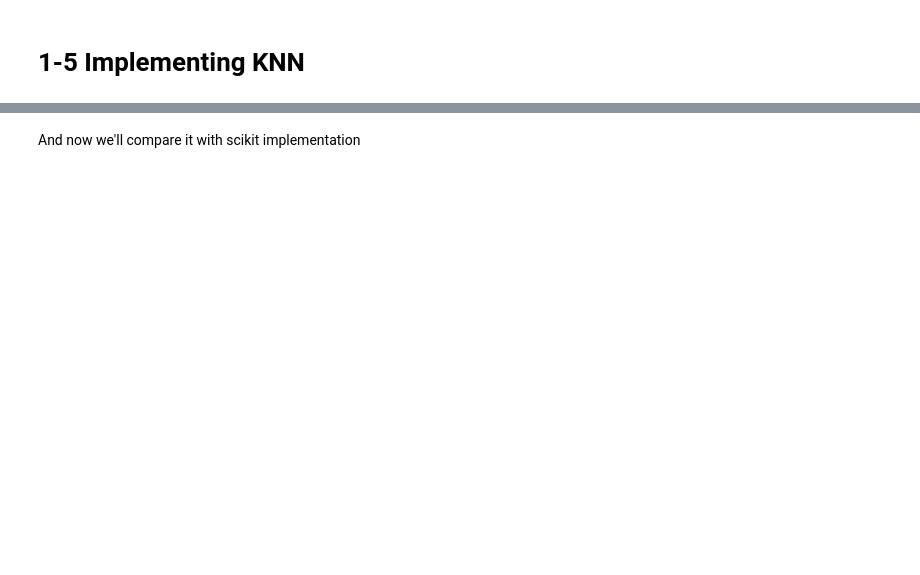
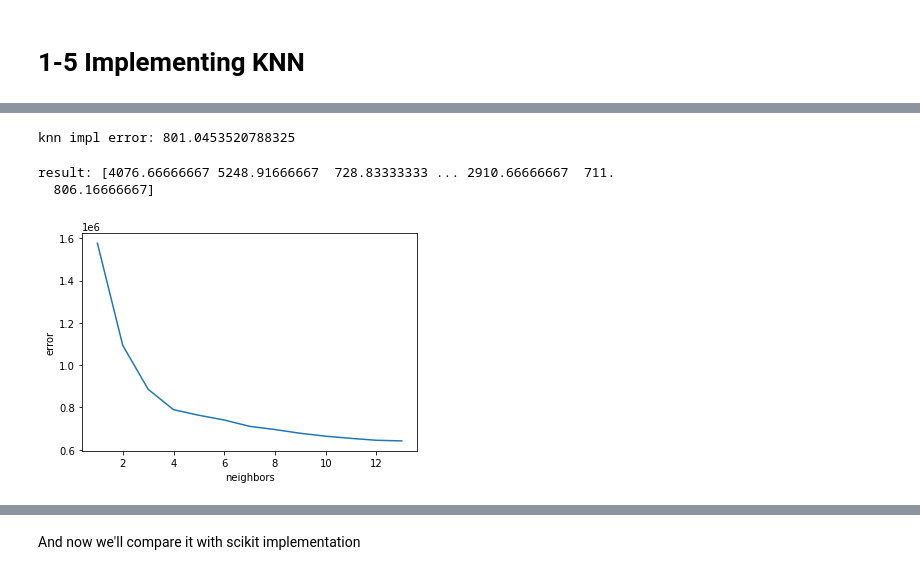
Before and after one commit to aeirya/MLProject-Diamonds, a Jupyter notebook: mlproject.ipynb, the cells around one changed output, grey strips where cells are left out. Saved outputs shown, nothing was run; the diff lists cells and outputs as text; code cells hidden in the pictures; blank space fills up the shorter version.

```diff
--- a/mlproject.ipynb
+++ b/mlproject.ipynb
@@ -251,3 +304,7 @@ plt.scatter(data['table'], data['price'])
+# %%
+d = raw_data.sample(700)
+plt.figure(figsize=(10,10))
+sns.scatterplot(x='carat', y='price', data=d[d['carat'] < 2.3], hue='color', ec=None)
 # %% [markdown]
 # 1-4 Diamond Price Prediction
 # %% [markdown]
@@ -332,7 +382,7 @@ model_scores['LR']
 from sklearn.neighbors import KNeighborsRegressor
 
 N = 10
-scores = np.zeros(shape=(N+1,1))
+scores = np.zeros(shape=(N+1))
 for n in range(1,N+1):
     knr = KNeighborsRegressor(n_neighbors=n)
     knr.fit(X_train, y_train)
@@ -403,3 +435,12 @@ The best value of alpha=0 implies Lasso is no better than linear reggression
+# %%
+from sklearn.tree import DecisionTreeRegressor
+
+model = DecisionTreeRegressor(random_state=1234)
+model.fit(X_train, y_train)
+
+score = model.score(X_test, y_test)
+model_scores['DecTreeReg'] = score
+score
 # %% [markdown]
 ## SVM Regressor
 # %%
@@ -470,0 +569,18 @@ array([9000.41666667,  803.66666667, 1126.16666667, ..., 5324.75      ,
+# %%
+K = len(features.iloc[0])
+y_knn_impl, error, knn_best_k, errors, scores = knn(X_train, y_train, X_test, y_test, K)
+print('knn impl error:', error)
+# %% [output]
+knn impl error: 801.0453520788325
+# %%
+print('result:', y_knn_impl)
+# %% [output]
+result: [4076.66666667 5248.91666667  728.83333333 ... 2910.66666667  711.
+  806.16666667]
+# %%
+plt.ylabel('error')
+plt.xlabel('neighbors')
+plt.plot(np.arange(1, K), errors)
+plt.show()
+# %% [output]
+[figure, added]
```
Also changed, not shown: parts of 156 cells of this notebook.
